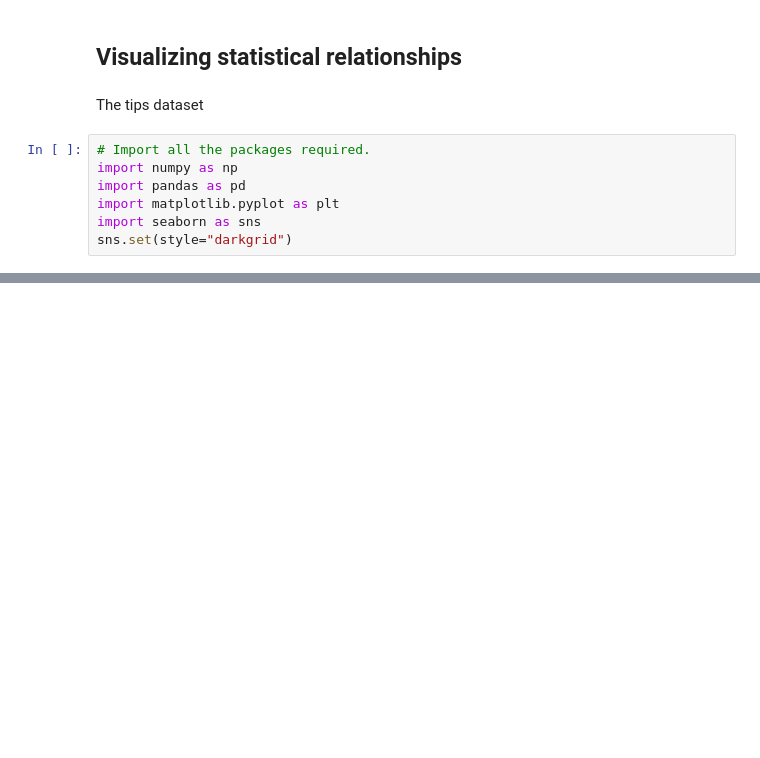
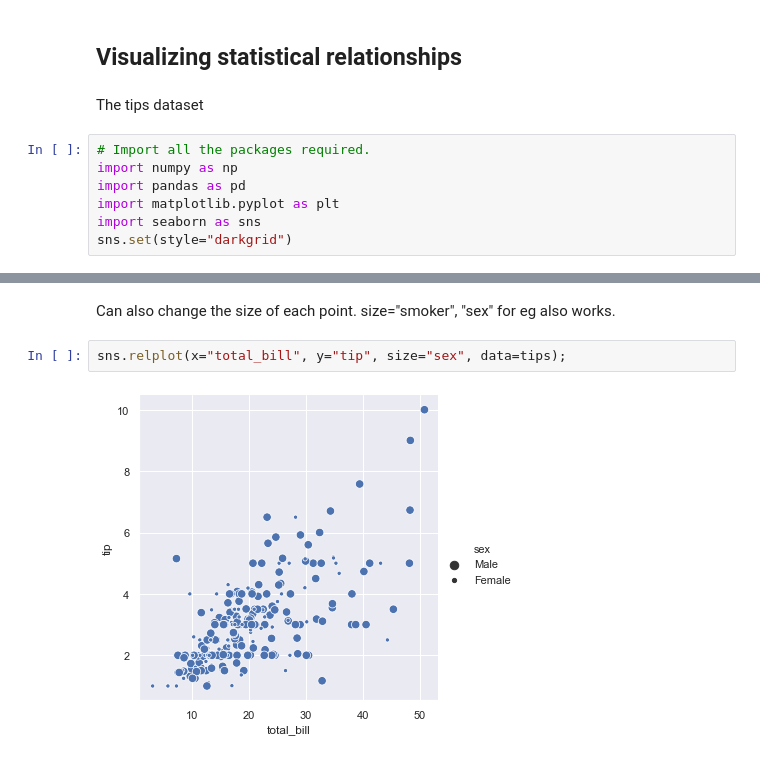
Before and after one commit to elizabethdaly/seaborn-tutorial-workings, a Jupyter notebook: tips-workings.ipynb, the cells around one changed output, grey strips where cells are left out. Cells and saved outputs as stored; diff of their text form; blank space fills up the shorter version.

```diff
--- a/tips-workings.ipynb
+++ b/tips-workings.ipynb
@@ -29,0 +48,6 @@ sns.relplot(x="total_bill", y="tip", hue="smoker", style="smoker", data=tips);
+# %% [markdown]
+Can also change the size of each point. size="smoker", "sex" for eg also works.
+# %%
+sns.relplot(x="total_bill", y="tip", size="sex", data=tips);
+# %% [output]
+[figure, added]
```
Also changed, not shown: parts of 17 cells of this notebook.
